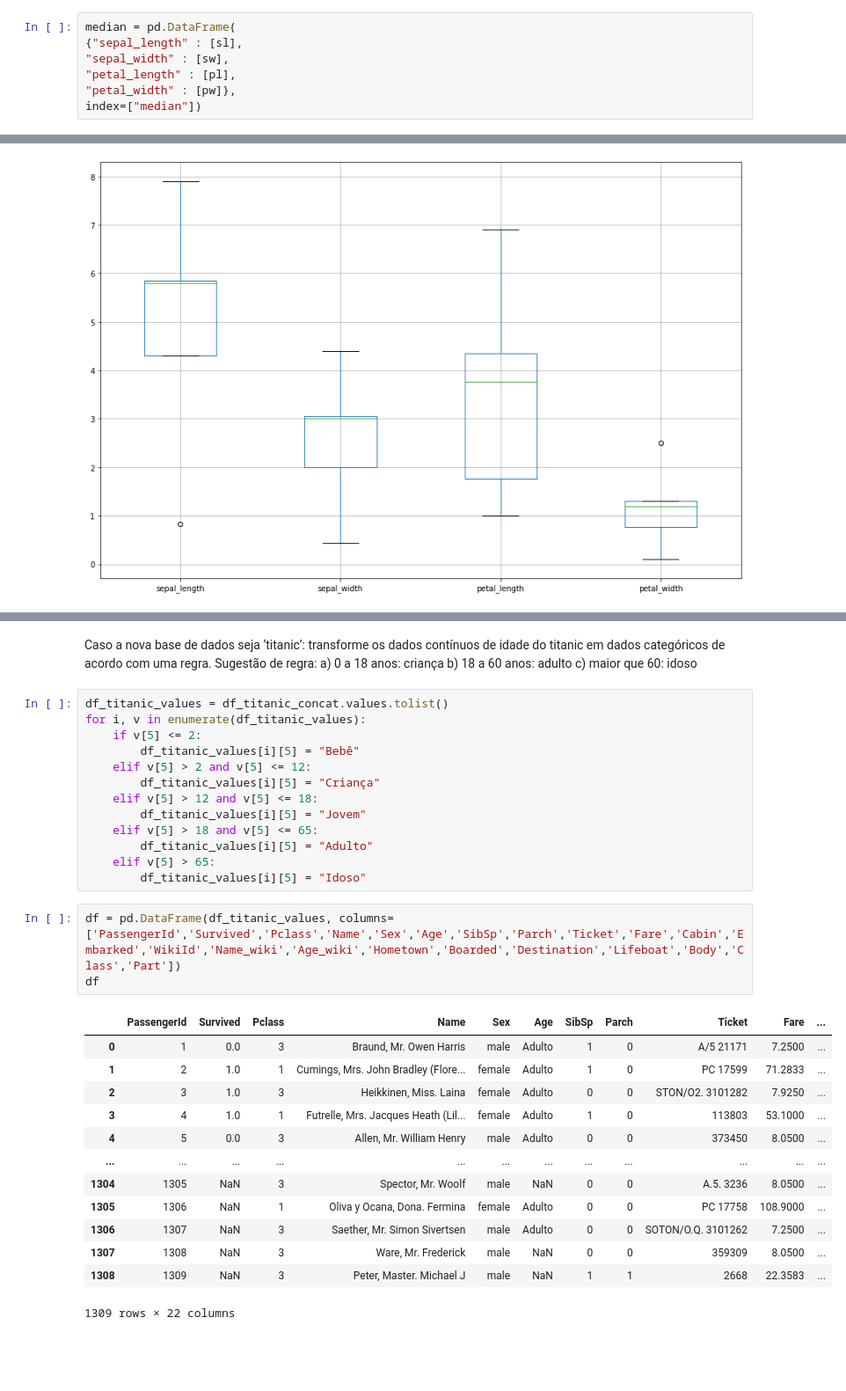
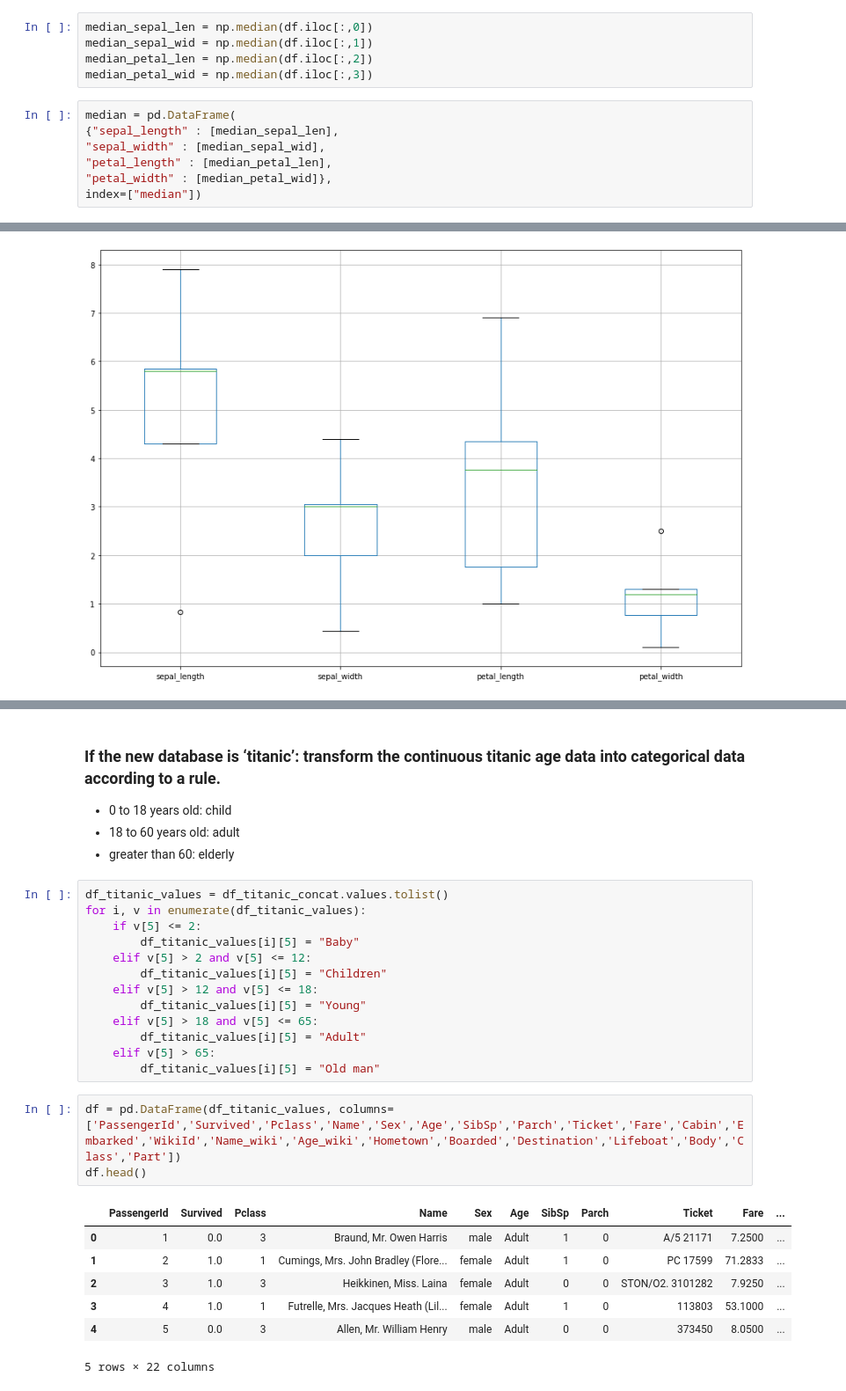
Before and after one commit to fcoprata/Review-Python, a Jupyter notebook: Analyzing_iris.ipynb, the cells around one changed output, grey strips where cells are left out. Shown at 88% size. Cells and saved outputs as stored; diff of their text form; blank space fills up the shorter version.

```diff
--- a/Analyzing_iris.ipynb
+++ b/Analyzing_iris.ipynb
@@ -63,9 +37,14 @@ pw
+# %%
+median_sepal_len = np.median(df.iloc[:,0])
+median_sepal_wid = np.median(df.iloc[:,1])
+median_petal_len = np.median(df.iloc[:,2])
+median_petal_wid = np.median(df.iloc[:,3])
 # %%
 median = pd.DataFrame(
-{"sepal_length" : [sl],
-"sepal_width" : [sw],
-"petal_length" : [pl],
-"petal_width" : [pw]},
+{"sepal_length" : [median_sepal_len],
+"sepal_width" : [median_sepal_wid],
+"petal_length" : [median_petal_len],
+"petal_width" : [median_petal_wid]},
 index=["median"])
 # %%
 median
@@ -226,36 +179,29 @@ df_query
-# %% [markdown]
-Caso a nova base de dados seja ‘titanic’: transforme os dados contínuos de idade do
-titanic em dados categóricos de acordo com uma regra. Sugestão de regra:
-a) 0 a 18 anos: criança
-b) 18 a 60 anos: adulto
-c) maior que 60: idoso
+# %% [markdown]
+### If the new database is ‘titanic’: transform the continuous titanic age data into categorical data according to a rule.
+* 0 to 18 years old: child
+* 18 to 60 years old: adult
+* greater than 60: elderly
 # %%
 df_titanic_values = df_titanic_concat.values.tolist()
 for i, v in enumerate(df_titanic_values):
     if v[5] <= 2:
-        df_titanic_values[i][5] = "Bebê"
+        df_titanic_values[i][5] = "Baby"
     elif v[5] > 2 and v[5] <= 12:
-        df_titanic_values[i][5] = "Criança"
+        df_titanic_values[i][5] = "Children"
     elif v[5] > 12 and v[5] <= 18:
-        df_titanic_values[i][5] = "Jovem"
+        df_titanic_values[i][5] = "Young"
     elif v[5] > 18 and v[5] <= 65:
-        df_titanic_values[i][5] = "Adulto"
+        df_titanic_values[i][5] = "Adult"
     elif v[5] > 65:
-        df_titanic_values[i][5] = "Idoso"
+        df_titanic_values[i][5] = "Old man"
 # %%
 df = pd.DataFrame(df_titanic_values, columns=['PassengerId','Survived','Pclass','Name','Sex','Age','SibSp','Parch','Ticket','Fare','Cabin','Embarked','WikiId','Name_wiki','Age_wiki','Hometown','Boarded','Destination','Lifeboat','Body','Class','Part'])
-df
+df.head()
 # %% [output]
 |  | PassengerId | Survived | Pclass | Name | Sex | Age | SibSp | Parch | Ticket | Fare | ... |
-| 0 | 1 | 0.0 | 3 | Braund, Mr. Owen Harris | male | Adulto | 1 | 0 | A/5 21171 | 7.2500 | ... |
-| 1 | 2 | 1.0 | 1 | Cumings, Mrs. John Bradley (Flore... | female | Adulto | 1 | 0 | PC 17599 | 71.2833 | ... |
-| 2 | 3 | 1.0 | 3 | Heikkinen, Miss. Laina | female | Adulto | 0 | 0 | STON/O2. 3101282 | 7.9250 | ... |
-| 3 | 4 | 1.0 | 1 | Futrelle, Mrs. Jacques Heath (Lil... | female | Adulto | 1 | 0 | 113803 | 53.1000 | ... |
-| 4 | 5 | 0.0 | 3 | Allen, Mr. William Henry | male | Adulto | 0 | 0 | 373450 | 8.0500 | ... |
-| ... | ... | ... | ... | ... | ... | ... | ... | ... | ... | ... | ... |
-| 1304 | 1305 | NaN | 3 | Spector, Mr. Woolf | male | NaN | 0 | 0 | A.5. 3236 | 8.0500 | ... |
-| 1305 | 1306 | NaN | 1 | Oliva y Ocana, Dona. Fermina | female | Adulto | 0 | 0 | PC 17758 | 108.9000 | ... |
-| 1306 | 1307 | NaN | 3 | Saether, Mr. Simon Sivertsen | male | Adulto | 0 | 0 | SOTON/O.Q. 3101262 | 7.2500 | ... |
-| 1307 | 1308 | NaN | 3 | Ware, Mr. Frederick | male | NaN | 0 | 0 | 359309 | 8.0500 | ... |
-| 1308 | 1309 | NaN | 3 | Peter, Master. Michael J | male | NaN | 1 | 1 | 2668 | 22.3583 | ... |
+| 0 | 1 | 0.0 | 3 | Braund, Mr. Owen Harris | male | Adult | 1 | 0 | A/5 21171 | 7.2500 | ... |
+| 1 | 2 | 1.0 | 1 | Cumings, Mrs. John Bradley (Flore... | female | Adult | 1 | 0 | PC 17599 | 71.2833 | ... |
+| 2 | 3 | 1.0 | 3 | Heikkinen, Miss. Laina | female | Adult | 0 | 0 | STON/O2. 3101282 | 7.9250 | ... |
+| 3 | 4 | 1.0 | 1 | Futrelle, Mrs. Jacques Heath (Lil... | female | Adult | 1 | 0 | 113803 | 53.1000 | ... |
+| 4 | 5 | 0.0 | 3 | Allen, Mr. William Henry | male | Adult | 0 | 0 | 373450 | 8.0500 | ... |
-1309 rows × 22 columns
+5 rows × 22 columns
```
Also changed, not shown: parts of 26 cells of this notebook.
